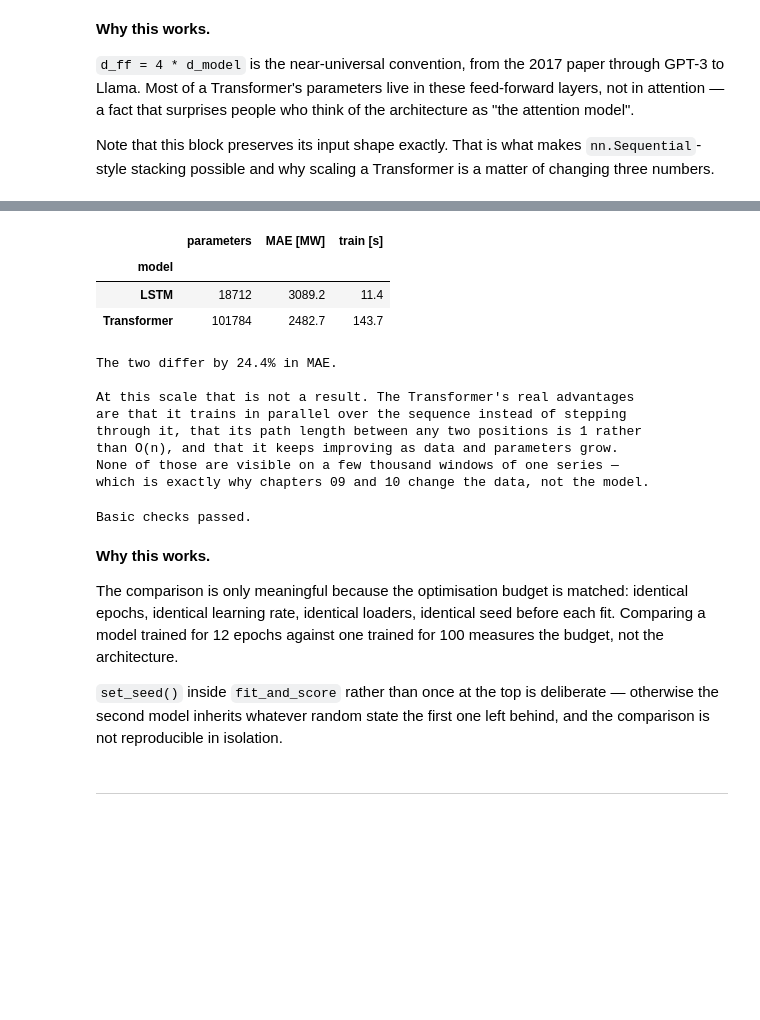
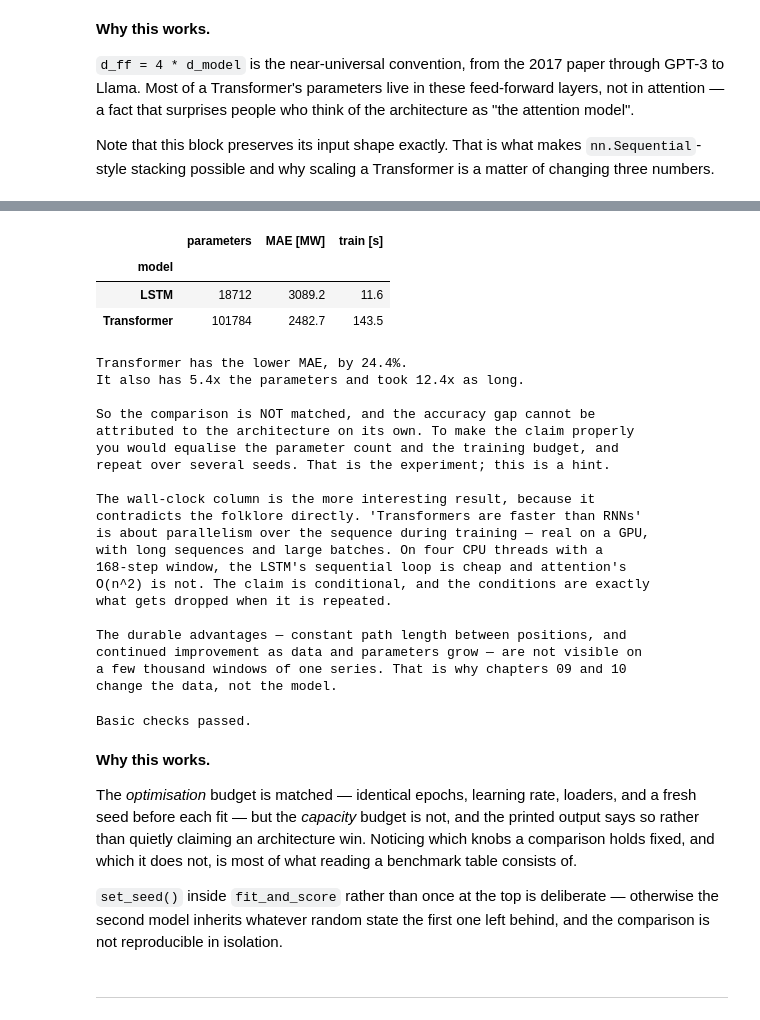
Before and after one commit to skortmann/ai-power-systems-course, a Jupyter notebook: tutorials/solution.ipynb, the cells around one changed output, grey strips where cells are left out. Cells and saved outputs as stored; diff of their text form; code cells hidden in the pictures; blank space fills up the shorter version.

```diff
--- a/tutorials/solution.ipynb
+++ b/tutorials/solution.ipynb
@@ -2419,51 +2424,80 @@ def fit_and_score(model, name):
         config=TrainConfig(epochs=EPOCHS, learning_rate=1e-3,
                            patience=4, verbose=False),
     )
     model.eval()
     with torch.no_grad():
         scaled_out = model(torch.tensor(xs_test, dtype=torch.float32)).numpy()
     prediction = y_scaler.inverse_transform(scaled_out)
     return {
         "model": name,
         "parameters": sum(p.numel() for p in model.parameters()),
         "MAE [MW]": mae(y_test.ravel(), prediction.ravel()),
         "train [s]": history.seconds,
     }
 
 rows = [
     fit_and_score(
         LSTMForecaster(n_channels=1, hidden_size=64, horizon=HORIZON), "LSTM"
     ),
     fit_and_score(
         TransformerForecaster(context=CONTEXT, horizon=HORIZON, n_channels=1,
                               d_model=64, n_heads=4, n_layers=2),
         "Transformer",
     ),
 ]
 comparison = pd.DataFrame(rows).set_index("model")
 display(comparison.round(1))
 
-spread = comparison["MAE [MW]"].max() / comparison["MAE [MW]"].min() - 1
-print(f"\nThe two differ by {spread:.1%} in MAE.")
-print("\nAt this scale that is not a result. The Transformer's real advantages")
-print("are that it trains in parallel over the sequence instead of stepping")
-print("through it, that its path length between any two positions is 1 rather")
-print("than O(n), and that it keeps improving as data and parameters grow.")
-print("None of those are visible on a few thousand windows of one series —")
-print("which is exactly why chapters 09 and 10 change the data, not the model.")
+winner = comparison["MAE [MW]"].idxmin()
+loser = comparison["MAE [MW]"].idxmax()
+gap = comparison.loc[loser, "MAE [MW]"] / comparison.loc[winner, "MAE [MW]"] - 1
+size = comparison.loc[winner, "parameters"] / comparison.loc[loser, "parameters"]
+cost = comparison.loc[winner, "train [s]"] / comparison.loc[loser, "train [s]"]
+print(f"\n{winner} has the lower MAE, by {gap:.1%}.")
+print(f"It also has {size:.1f}x the parameters and took {cost:.1f}x as long.")
+
+print("\nSo the comparison is NOT matched, and the accuracy gap cannot be")
+print("attributed to the architecture on its own. To make the claim properly")
+print("you would equalise the parameter count and the training budget, and")
+print("repeat over several seeds. That is the experiment; this is a hint.")
+
+print("\nThe wall-clock column is the more interesting result, because it")
+print("contradicts the folklore directly. 'Transformers are faster than RNNs'")
+print("is about parallelism over the sequence during training — real on a GPU,")
+print("with long sequences and large batches. On four CPU threads with a")
+print("168-step window, the LSTM's sequential loop is cheap and attention's")
+print("O(n^2) is not. The claim is conditional, and the conditions are exactly")
+print("what gets dropped when it is repeated.")
+
+print("\nThe durable advantages — constant path length between positions, and")
+print("continued improvement as data and parameters grow — are not visible on")
+print("a few thousand windows of one series. That is why chapters 09 and 10")
+print("change the data, not the model.")
 # %% [output]
 |  | parameters | MAE [MW] | train [s] |
 | model |  |  |  |
-| LSTM | 18712 | 3089.2 | 11.4 |
-| Transformer | 101784 | 2482.7 | 143.7 |
+| LSTM | 18712 | 3089.2 | 11.6 |
+| Transformer | 101784 | 2482.7 | 143.5 |
-The two differ by 24.4% in MAE.
+Transformer has the lower MAE, by 24.4%.
+It also has 5.4x the parameters and took 12.4x as long.
 
-At this scale that is not a result. The Transformer's real advantages
-are that it trains in parallel over the sequence instead of stepping
-through it, that its path length between any two positions is 1 rather
-than O(n), and that it keeps improving as data and parameters grow.
-None of those are visible on a few thousand windows of one series —
-which is exactly why chapters 09 and 10 change the data, not the model.
+So the comparison is NOT matched, and the accuracy gap cannot be
+attributed to the architecture on its own. To make the claim properly
+you would equalise the parameter count and the training budget, and
+repeat over several seeds. That is the experiment; this is a hint.
+
+The wall-clock column is the more interesting result, because it
+contradicts the folklore directly. 'Transformers are faster than RNNs'
+is about parallelism over the sequence during training — real on a GPU,
+with long sequences and large batches. On four CPU threads with a
+168-step window, the LSTM's sequential loop is cheap and attention's
+O(n^2) is not. The claim is conditional, and the conditions are exactly
+what gets dropped when it is repeated.
+
+The durable advantages — constant path length between positions, and
+continued improvement as data and parameters grow — are not visible on
+a few thousand windows of one series. That is why chapters 09 and 10
+change the data, not the model.
 # %%
 assert set(comparison.index) == {"LSTM", "Transformer"}
 assert (comparison["MAE [MW]"] > 0).all()
@@ -2474,10 +2509,11 @@ Basic checks passed.
 # %% [markdown]
 **Why this works.**
 
-The comparison is only meaningful because the optimisation budget is
-matched: identical epochs, identical learning rate, identical loaders,
-identical seed before each fit. Comparing a model trained for 12 epochs
-against one trained for 100 measures the budget, not the architecture.
+The *optimisation* budget is matched — identical epochs, learning rate,
+loaders, and a fresh seed before each fit — but the *capacity* budget is
+not, and the printed output says so rather than quietly claiming an
+architecture win. Noticing which knobs a comparison holds fixed, and
+which it does not, is most of what reading a benchmark table consists of.
 
 `set_seed()` inside `fit_and_score` rather than once at the top is
 deliberate — otherwise the second model inherits whatever random state
```
Also changed, not shown: parts of 3 cells of this notebook, 2 other files.
